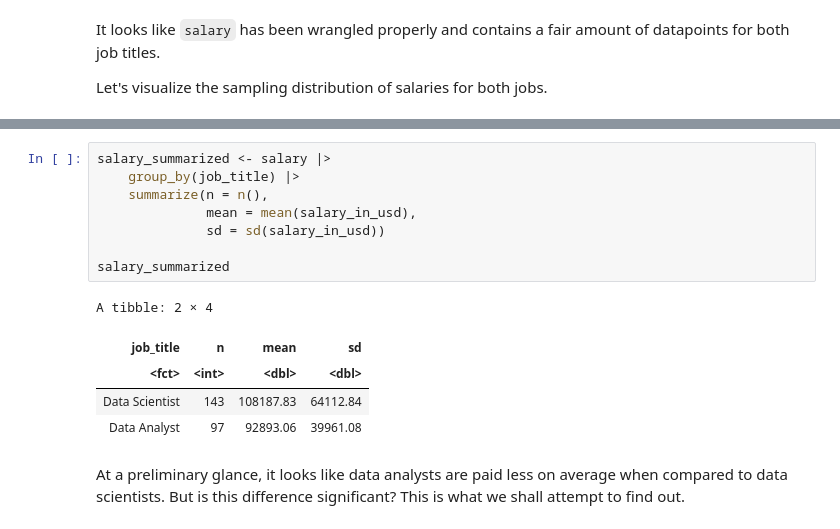
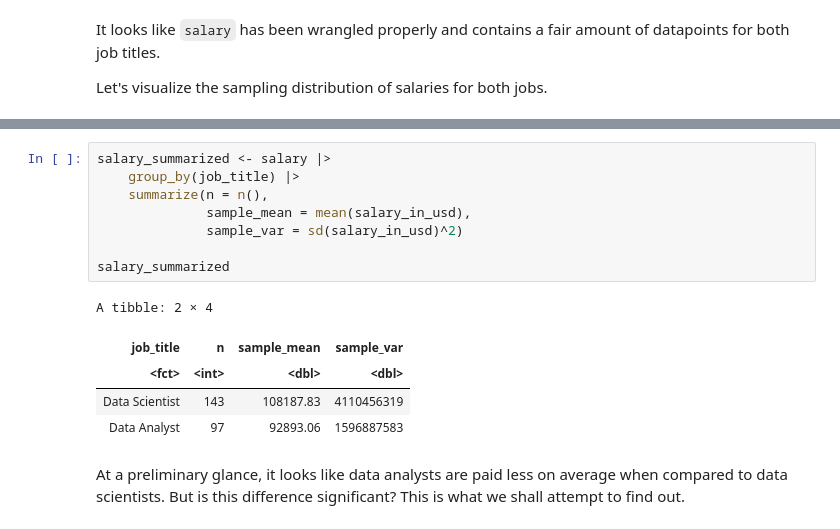
Before and after one commit to aaryan-rampal/stat-201-project, a Jupyter notebook: proposal.ipynb, the cells around one changed output, grey strips where cells are left out. Drawn from its saved outputs; the diff is of its cells as text.

Commit message:
Finish two sample t-test

```diff
--- a/proposal.ipynb
+++ b/proposal.ipynb
@@ -118,17 +134,17 @@ salary_sample_dist
 # %%
 salary_summarized <- salary |>
     group_by(job_title) |>
     summarize(n = n(),
-              mean = mean(salary_in_usd),
-              sd = sd(salary_in_usd))
+              sample_mean = mean(salary_in_usd),
+              sample_var = sd(salary_in_usd)^2)
 
 salary_summarized
 # %% [output]
 A tibble: 2 × 4
-| job_title | n | mean | sd |
+| job_title | n | sample_mean | sample_var |
 | <fct> | <int> | <dbl> | <dbl> |
-| Data Scientist | 143 | 108187.83 | 64112.84 |
-| Data Analyst | 97 | 92893.06 | 39961.08 |
+| Data Scientist | 143 | 108187.83 | 4110456319 |
+| Data Analyst | 97 | 92893.06 | 1596887583 |
 # %% [markdown]
 At a preliminary glance, it looks like data analysts are paid less on average when compared to data scientists. But is this difference significant? This is what we shall attempt to find out.
 # %% [markdown]
```
Also changed, not shown: parts of 8 cells of this notebook.
